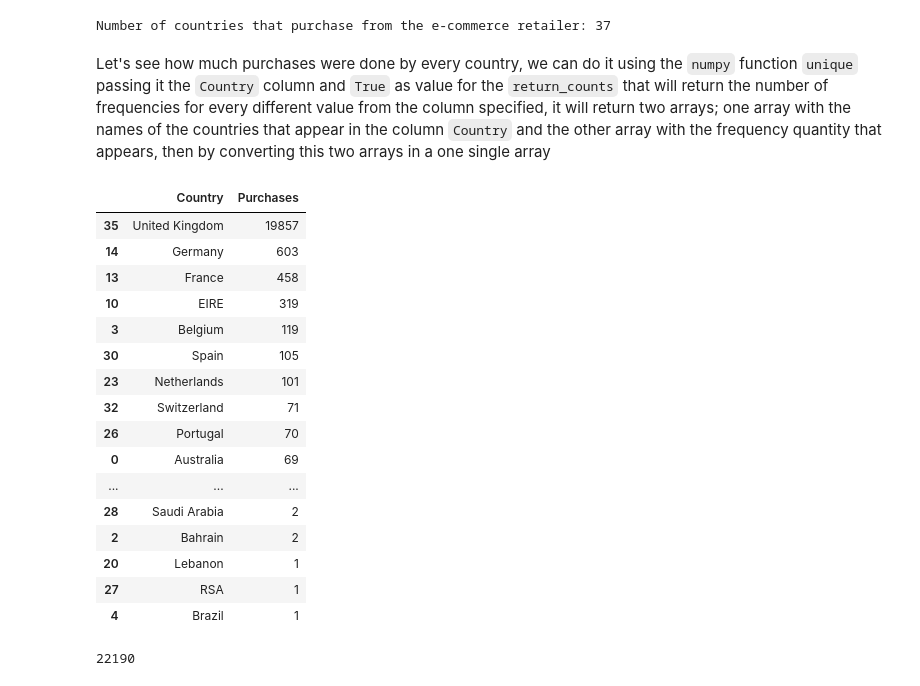
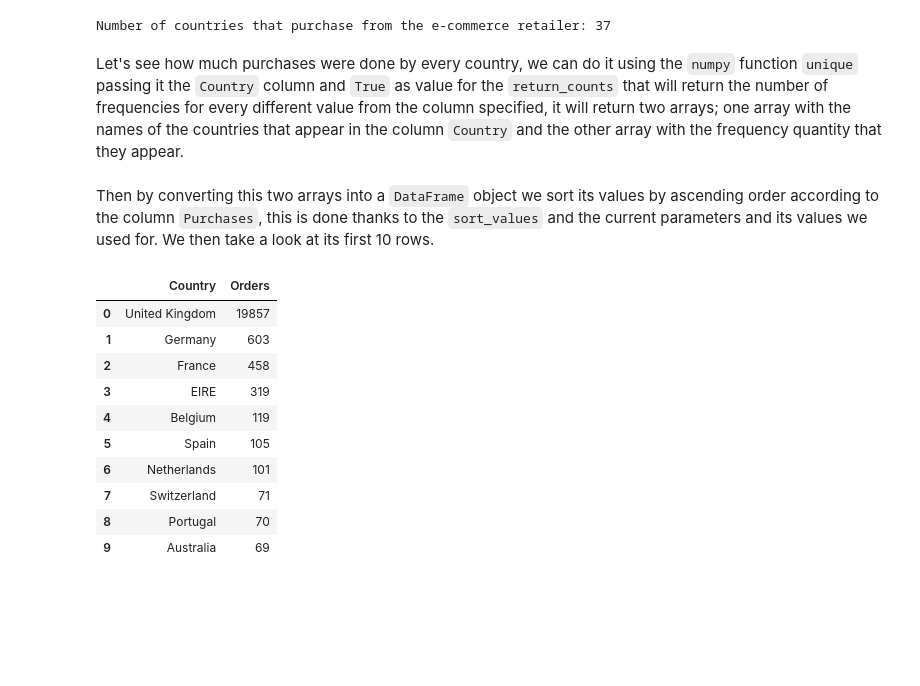
Before and after one commit to kleyersoma/E-Commerce_UK_Retailer_ML, a Jupyter notebook: e-commerce_uk_retailer_machine_learning_analysis.ipynb, the cells around one changed output. Drawn from its saved outputs; the diff is of its cells as text; code cells hidden in the pictures; blank space fills up the shorter version.

```diff
--- a/e-commerce_uk_retailer_machine_learning_analysis.ipynb
+++ b/e-commerce_uk_retailer_machine_learning_analysis.ipynb
@@ -237,32 +239,24 @@ print('Number of countries that purchase from the e-commerce retailer: {}'.forma
 # %% [output]
 Number of countries that purchase from the e-commerce retailer: 37
 # %% [markdown]
-Let's see how much purchases were done by every country, we can do it using the <code>numpy</code> function <code>unique</code> passing it the <code>Country</code> column and <code>True</code> as value for the <code>return_counts</code> that will return the number of frequencies for every different value from the column specified, it will return two arrays; one array with the names of the countries that appear in the column <code>Country</code> and the other array with the frequency quantity that appears, then by converting this two arrays in a one single array
+Let's see how much purchases were done by every country, we can do it using the <code>numpy</code> function <code>unique</code> passing it the <code>Country</code> column and <code>True</code> as value for the <code>return_counts</code> that will return the number of frequencies for every different value from the column specified, it will return two arrays; one array with the names of the countries that appear in the column <code>Country</code> and the other array with the frequency quantity that they appear.
 # %%
-COUNTRY, COUNTRY_PURCHASES = np.unique(temp['Country'], return_counts=True)
+COUNTRY, COUNTRY_ORDERS = np.unique(temp['Country'], return_counts=True)
+# %% [markdown]
+Then by converting this two arrays into a <code>DataFrame</code> object we sort its values by ascending order according to the column <code>Purchases</code>, this is done thanks to the <code>sort_values</code> and the current parameters and its values we used for. We then take a look at its first 10 rows.
 # %%
-data_country_purchases = pd.DataFrame({'Country':COUNTRY, 'Purchases': COUNTRY_PURCHASES})
-data_country_purchases.sort_values(by='Purchases', ascending=False, inplace=True, ignore_index=False)
-data_country_purchases
+data_country_purchases = pd.DataFrame({'Country': COUNTRY, 'Orders': COUNTRY_ORDERS})
+data_country_purchases.sort_values(by='Orders', ascending=False, inplace=True, ignore_index=True)
+data_country_purchases.head(10)
 # %% [output]
-|  | Country | Purchases |
-| 35 | United Kingdom | 19857 |
-| 14 | Germany | 603 |
-| 13 | France | 458 |
-| 10 | EIRE | 319 |
-| 3 | Belgium | 119 |
-| 30 | Spain | 105 |
-| 23 | Netherlands | 101 |
-| 32 | Switzerland | 71 |
-| 26 | Portugal | 70 |
-| 0 | Australia | 69 |
-| ... | ... | ... |
-| 28 | Saudi Arabia | 2 |
-| 2 | Bahrain | 2 |
-| 20 | Lebanon | 1 |
-| 27 | RSA | 1 |
-| 4 | Brazil | 1 |
+|  | Country | Orders |
+| 0 | United Kingdom | 19857 |
+| 1 | Germany | 603 |
+| 2 | France | 458 |
+| 3 | EIRE | 319 |
+| 4 | Belgium | 119 |
+| 5 | Spain | 105 |
+| 6 | Netherlands | 101 |
+| 7 | Switzerland | 71 |
+| 8 | Portugal | 70 |
+| 9 | Australia | 69 |
-# %%
-COUNTRY_PURCHASES.sum()
-# %% [output]
-22190
```
Also changed, not shown: parts of 17 cells of this notebook.
